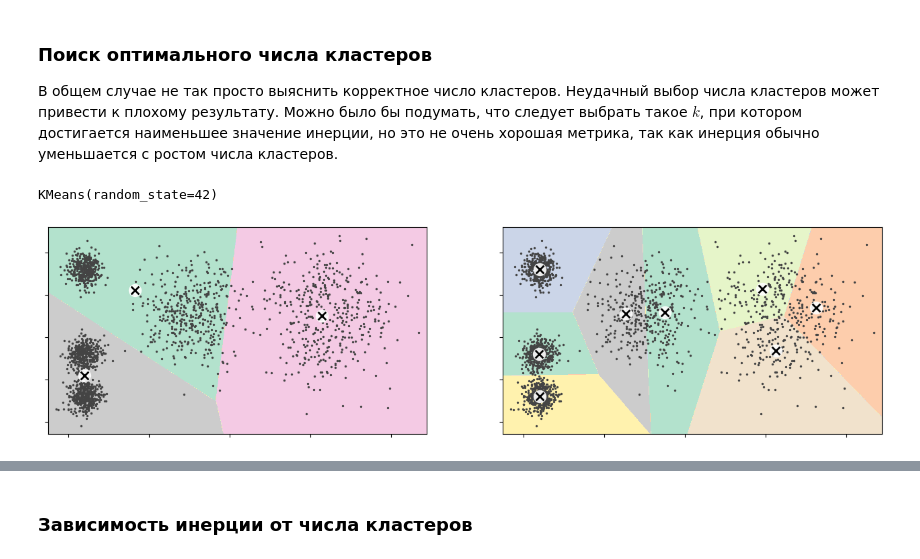
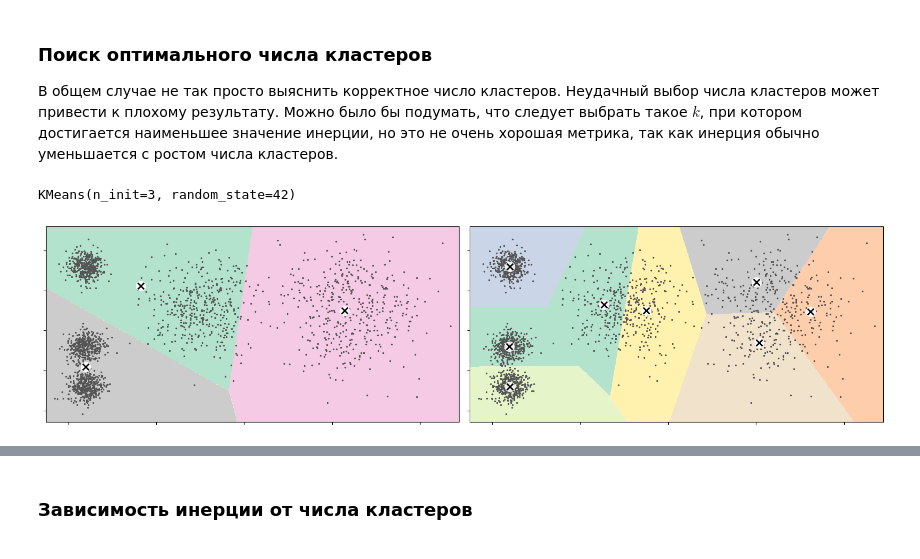
Before and after one commit to ordevoir/Digital_Cathedra, a Jupyter notebook: Data Analysis/clustering/sklearn_clustering.ipynb, the cells around one changed output, grey strips where cells are left out. Cells and saved outputs as stored; diff of their text form; code cells hidden in the pictures.

```diff
--- a/Data Analysis/clustering/sklearn_clustering.ipynb
+++ b/Data Analysis/clustering/sklearn_clustering.ipynb
@@ -167,10 +167,14 @@ centroids = correct_centroids(X, centroids, euclid_distance)
 Метод `fit_predict()` производит кластеризацию данных и возвращает метки для образцов, соответствующие результату кластеризации. Кроме того объект класса `KMeans` сохраняет копию меток образцов, на которых происходило обучение, и они доступны в поле `labels_` объекта. Поле `cluster_centers_` содержит центры кластеров.
 # %%
 from sklearn.cluster import KMeans
+
 k = 5
-kmeans = KMeans(n_clusters=k)
-y_pred = kmeans.fit_predict(X)
-print(y_pred[:20]) # результат так же доступен через kmeans.labels_ :
-print(y_pred is kmeans.labels_)
-print(kmeans.cluster_centers_)
+kmeans = KMeans(n_clusters=k, n_init=10)
+kmeans.fit(X)
+y_pred = kmeans.predict(X)
+# y_pred = kmeans.fit_predict(X)
+print(f"labels:\n{y_pred[:20]}")
+# результат так же доступен через kmeans.labels_ :
+print(f"{y_pred is kmeans.labels_ = }")
+print(f"\ncluster centers: \n{kmeans.cluster_centers_}")
 # %% [output]
@@ -194,7 +201,7 @@ print(kmeans.predict(X_new))
 # Нарисуем диаграму Вороного и центроиды:
 
 def plot_data(X):
-    plt.scatter(X[:, 0], X[:, 1], c='#444', s=2)
+    plt.scatter(X[:, 0], X[:, 1], c='#555', s=2)
 
 def plot_centroids(centroids, weights=None, circle_color='w', cross_color='k'):
     if weights is not None:
@@ -289,7 +296,7 @@ KMeans(init=array([[-3,  3],
 # %%
 from sklearn.cluster import MiniBatchKMeans
 
-minibatch_kmeans= MiniBatchKMeans(n_clusters=5)
+minibatch_kmeans= MiniBatchKMeans(n_clusters=5, n_init=3)
 minibatch_kmeans.fit(X)
 minibatch_kmeans.inertia_
 # %% [output]
@@ -298,20 +305,21 @@ minibatch_kmeans.inertia_
 ### Поиск оптимального числа кластеров
 В общем случае не так просто выяснить корректное число кластеров. Неудачный выбор числа кластеров может привести к плохому результату. Можно было бы подумать, что следует выбрать такое $k$, при котором достигается наименьшее значение инерции, но это не очень хорошая метрика, так как инерция обычно уменьшается с ростом числа кластеров.
 # %%
-kmeans_k3 = KMeans(n_clusters=3, random_state=42)
-kmeans_k8 = KMeans(n_clusters=8, random_state=42)
+kmeans_k3 = KMeans(n_clusters=3, random_state=42, n_init=3)
+kmeans_k8 = KMeans(n_clusters=8, random_state=42, n_init=3)
 kmeans_k3.fit(X)
 kmeans_k8.fit(X)
 # %% [output]
-KMeans(random_state=42)
+KMeans(n_init=3, random_state=42)
 # %%
 plt.figure(figsize=(16, 4))
 plt.subplot(121)
 plot_decision_boundaries(kmeans_k3, X, show_xlabels=False, show_ylabels=False)
 plt.subplot(122)
 plot_decision_boundaries(kmeans_k8, X, show_xlabels=False, show_ylabels=False)
+plt.tight_layout()
 # %% [output]
-[figure, old version]
+[figure, new version]
 # %%
 # инерция при трех различных значениях k
 print(kmeans_k3.inertia_)
```
Also changed, not shown: parts of 24 cells of this notebook.
